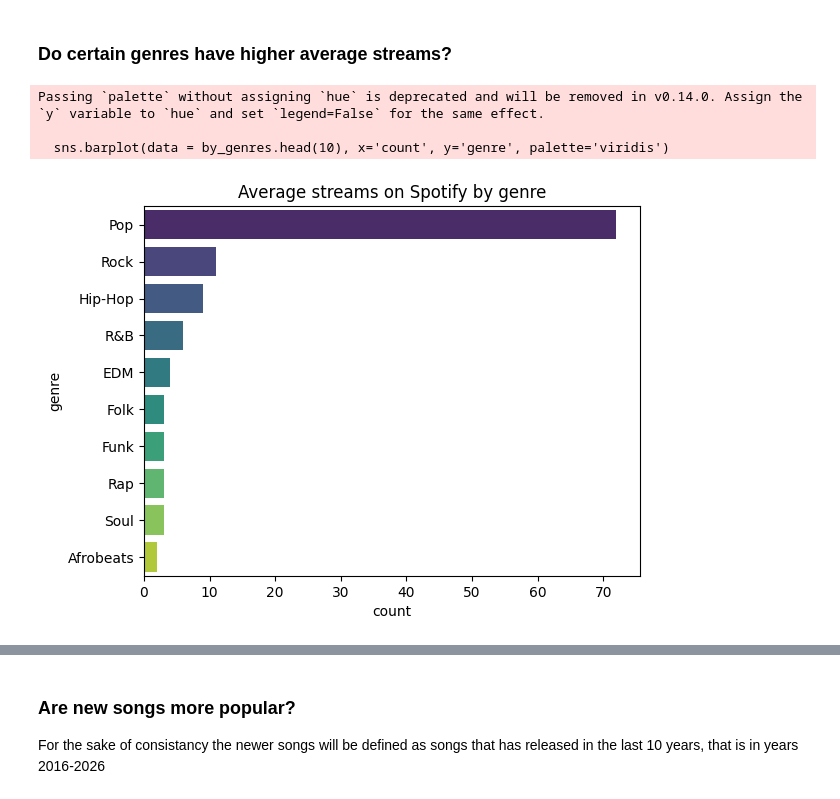
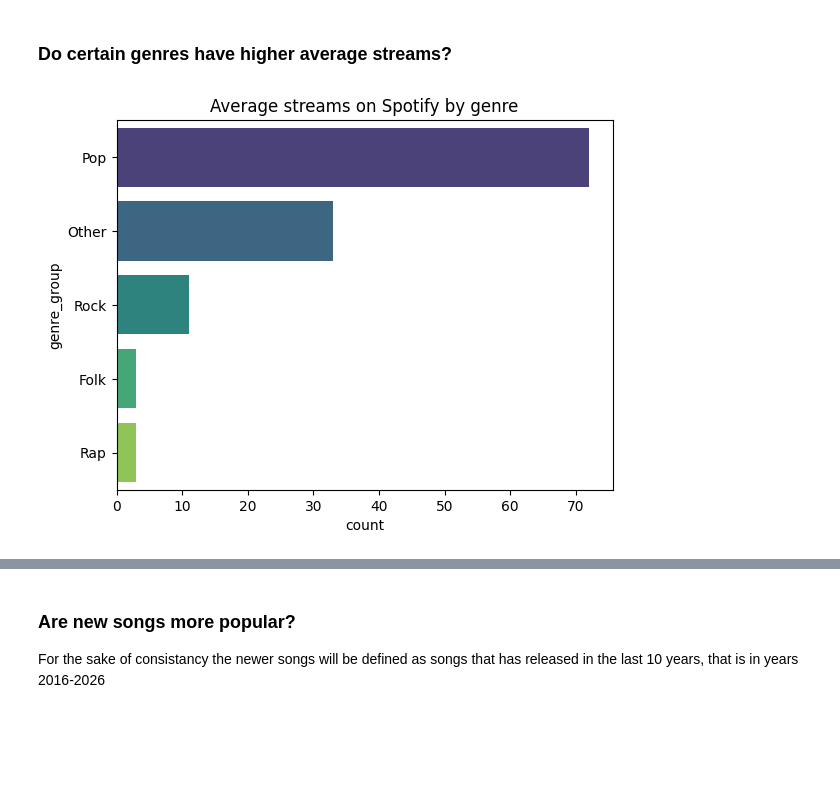
Before and after one commit to Karol-zoned/spotify-hits-analysis, a Jupyter notebook: spotify-hits-analysis.ipynb, the cells around one changed output, grey strips where cells are left out. Drawn from its saved outputs; the diff is of its cells as text; code cells hidden in the pictures; blank space fills up the shorter version.

```diff
--- a/spotify-hits-analysis.ipynb
+++ b/spotify-hits-analysis.ipynb
@@ -105,23 +102,23 @@ df = df.explode('genre')
 df['genre'] = df['genre'].str.strip()
 df = df.drop('primary_genre', axis=1) #removing the primary genre column
 # %%
-df['genre'].unique() #some genres have multiple sub-genres which creates a lot of clutter, to minimize it the broader categories for genres will be created
+df['genre'].unique() #some genres have multiple sub-genres which creates a lot of clutter, to minimize it the broader categories for genres will be created, genres with only a few songs will be combined into Others category
 rap_keywords = ['rap', 'trap', 'drill']
+def group_genre(x):
+    x = x.lower()
 
-df['genre'] = df['genre'].str.strip()
+    if any(k in x for k in ['rap', 'trap', 'drill']):
+        return 'Rap'
+    elif 'pop' in x:
+        return 'Pop'
+    elif 'rock' in x:
+        return 'Rock'
+    elif 'folk' in x:
+        return 'Folk'
+    else:
+        return 'Other'
 
-df['genre'] = df['genre'].apply(
-    lambda x: 'Rap' if any(keyword.lower() in x.lower() for keyword in rap_keywords) else x
-)
-df['genre'] = df['genre'].apply(
-    lambda x: 'Pop' if 'pop' in x.lower() else x
-)
-df['genre'] = df['genre'].apply(
-    lambda x: 'Rock' if 'rock' in x.lower() else x
-)
-df['genre'] = df['genre'].apply(
-    lambda x: 'Folk' if 'folk' in x.lower() else x
-)
-df['genre'].unique()
+df['genre_group'] = df['genre'].str.strip().apply(group_genre)
+df['genre_group'].unique()
 # %% [output]
 <StringArray>
@@ -153,15 +148,12 @@ df.head(20)
 # %% [markdown]
 ### Do certain genres have higher average streams?
 # %%
-by_genres = df.groupby('genre').size().reset_index(name='count').sort_values(by='count', ascending=False)
-sns.barplot(data = by_genres.head(10), x='count', y='genre', palette='viridis')
+by_genres = df.groupby('genre_group').size().reset_index(name='count').sort_values(by='count', ascending=False)
+sns.barplot(data = by_genres.head(10), x='count', y='genre_group', palette='viridis', hue='genre_group')
 plt.title('Average streams on Spotify by genre')
 plt.show()
 # %% [output]
-Passing `palette` without assigning `hue` is deprecated and will be removed in v0.14.0. Assign the `y` variable to `hue` and set `legend=False` for the same effect.
-
-  sns.barplot(data = by_genres.head(10), x='count', y='genre', palette='viridis')
-[figure, old version]
+[figure, new version]
 # %%
 by_genres
 # %% [output]
```
Also changed, not shown: parts of 29 cells of this notebook.
